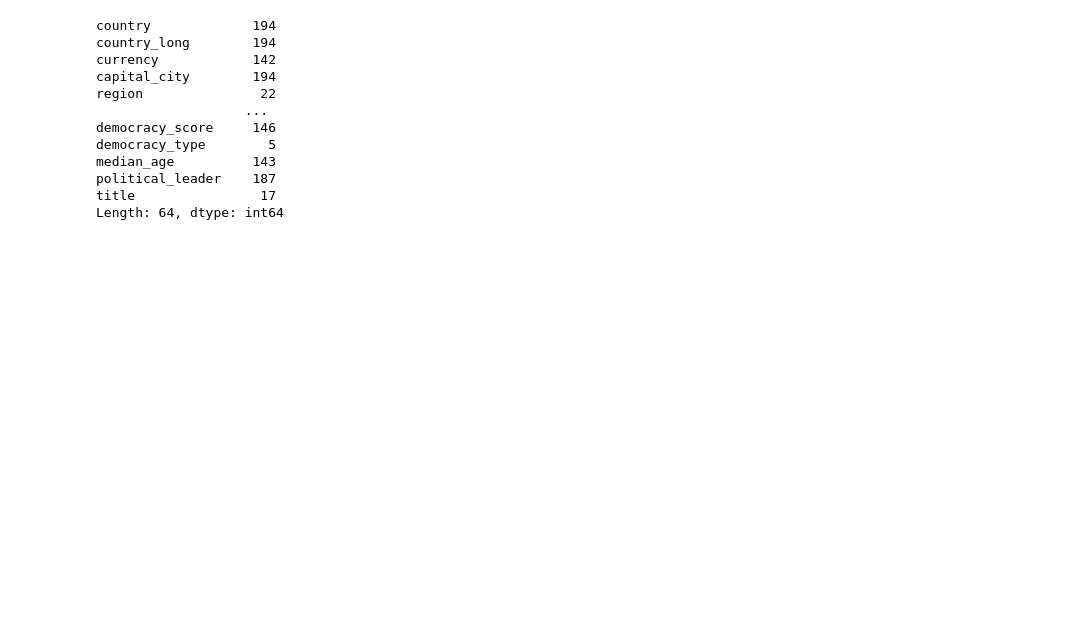
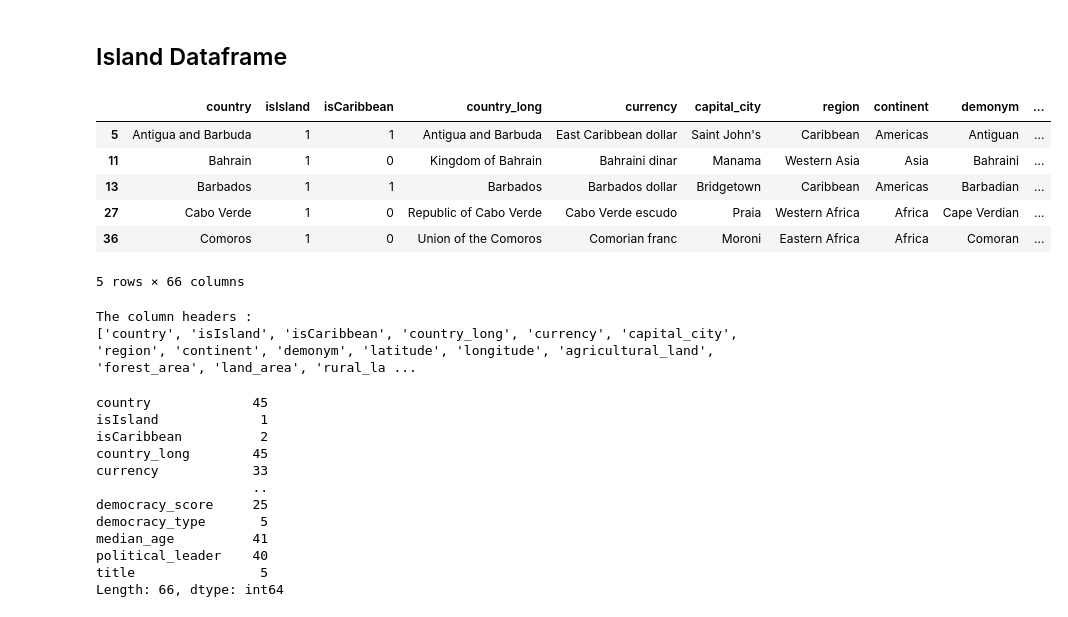
Before and after one commit to banditFox/discoveringIslands, a Jupyter notebook: discoveringIslands2023.ipynb, the cells around one changed output. Cells and saved outputs as stored; diff of their text form; code cells hidden in the pictures; blank space fills up the shorter version.

```diff
--- a/discoveringIslands2023.ipynb
+++ b/discoveringIslands2023.ipynb
@@ -24,16 +104,36 @@ ds.head()
+# %% [markdown]
+## Island Dataframe
+# %%
+# Create a new dataframe with just the islands
+ds_isl = ds[ds['isIsland'] == 1]
+ds_isl.head()
+# %% [output]
+|  | country | isIsland | isCaribbean | country_long | currency | capital_city | region | continent | demonym | ... |
+| 5 | Antigua and Barbuda | 1 | 1 | Antigua and Barbuda | East Caribbean dollar | Saint John's | Caribbean | Americas | Antiguan | ... |
+| 11 | Bahrain | 1 | 0 | Kingdom of Bahrain | Bahraini dinar | Manama | Western Asia | Asia | Bahraini | ... |
+| 13 | Barbados | 1 | 1 | Barbados | Barbados dollar | Bridgetown | Caribbean | Americas | Barbadian | ... |
+| 27 | Cabo Verde | 1 | 0 | Republic of Cabo Verde | Cabo Verde escudo | Praia | Western Africa | Africa | Cape Verdian | ... |
+| 36 | Comoros | 1 | 0 | Union of the Comoros | Comorian franc | Moroni | Eastern Africa | Africa | Comoran | ... |
+5 rows × 66 columns
+# %%
+column_names=list(ds_isl.columns.values)
+print(f"The column headers :\n{column_names}\n")
+# %% [output]
+The column headers :
+['country', 'isIsland', 'isCaribbean', 'country_long', 'currency', 'capital_city', 'region', 'continent', 'demonym', 'latitude', 'longitude', 'agricultural_land', 'forest_area', 'land_area', 'rural_la ...
 # %%
-ds.nunique()
+ds_isl.nunique()
 # %% [output]
-country             194
-country_long        194
-currency            142
-capital_city        194
-region               22
-                   ...
-democracy_score     146
-democracy_type        5
-median_age          143
-political_leader    187
-title                17
-Length: 64, dtype: int64
+country             45
+isIsland             1
+isCaribbean          2
+country_long        45
+currency            33
+                    ..
+democracy_score     25
+democracy_type       5
+median_age          41
+political_leader    40
+title                5
+Length: 66, dtype: int64
 # %%
```
Also changed, not shown: parts of 9 cells of this notebook, 1 other file.
